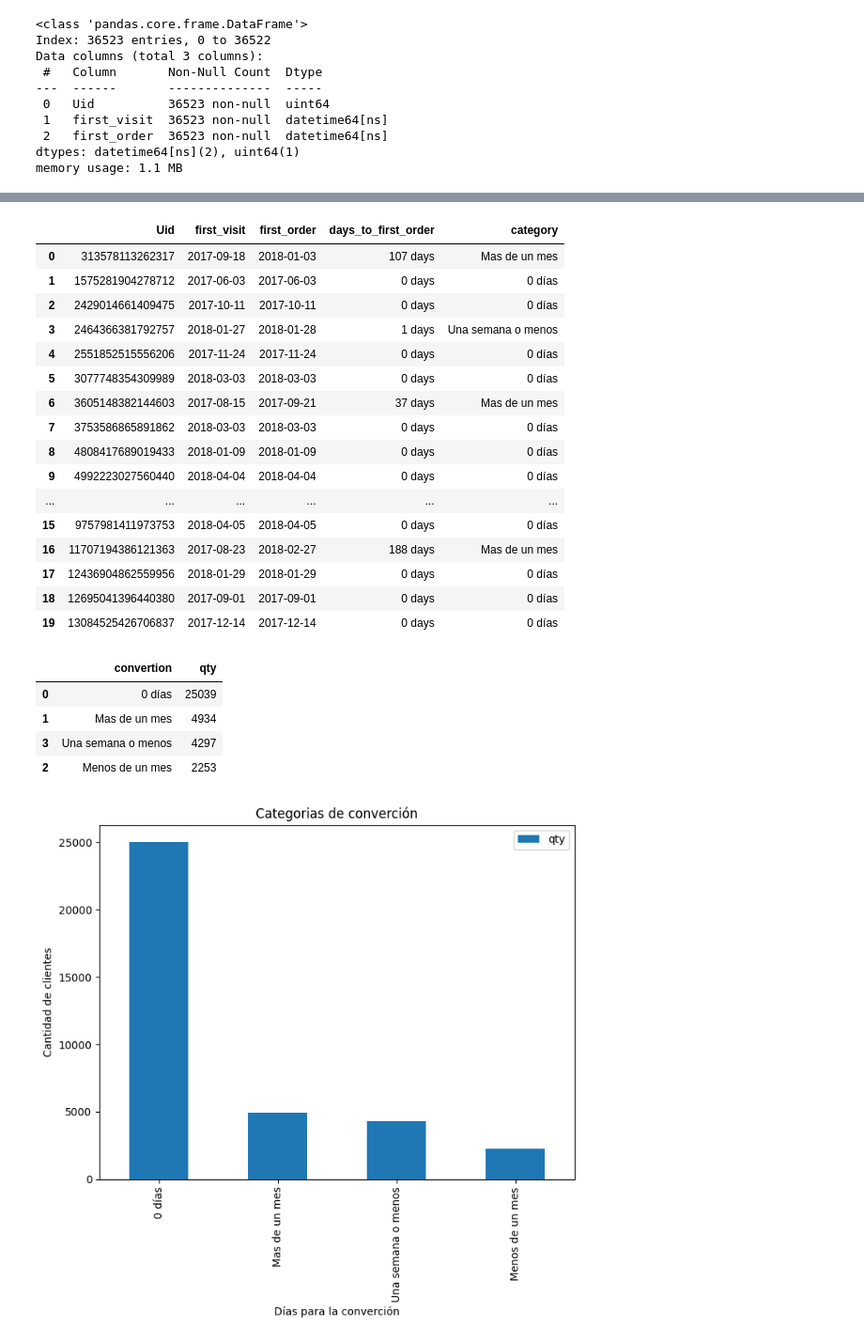
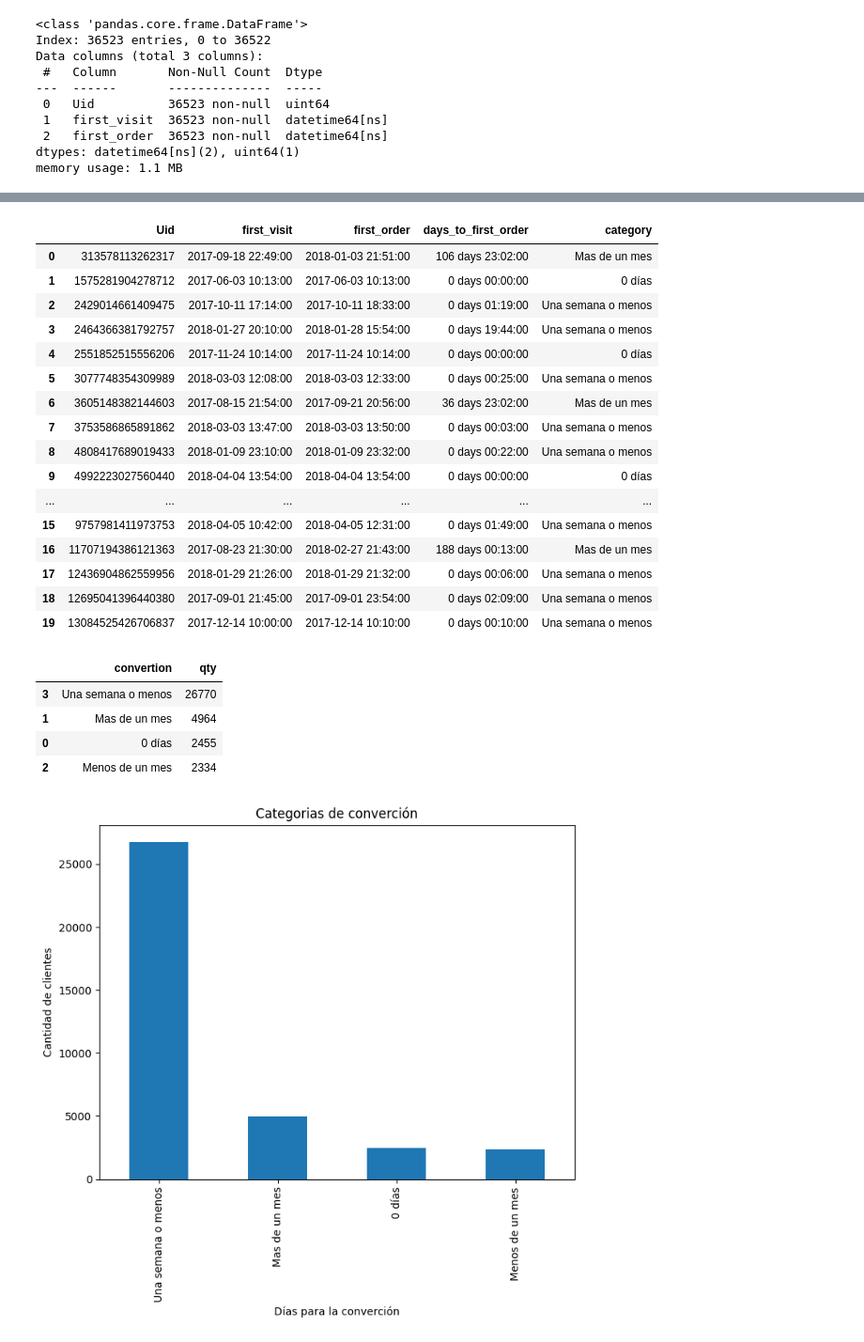
Before and after one commit to cristopherrexx-coder/Proyect-10, a Jupyter notebook: Sprint 10 proyect.ipynb, the cells around one changed output, grey strips where cells are left out. Shown at 94% size. Cells and saved outputs as stored; diff of their text form; code cells hidden in the pictures.

```diff
--- a/Sprint 10 proyect.ipynb
+++ b/Sprint 10 proyect.ipynb
@@ -248,6 +247,6 @@ Tiempo promedio de la duracion de cada visita: 0 days 00:10:43.025687256
 # %%
 #Obtenemos el mes de la primera visita para cada user
 first_visit_user = visits_df.groupby('Uid')['Start Ts'].min().reset_index()
-first_visit_user.name = 'first_visit_date'
+first_visit_user.columns = ['Uid', 'first_visit_date']
 first_visit_user.head()
 # %% [output]
@@ -508,22 +512,22 @@ convertion.loc[convertion['days_to_first_order'] == '0 days', 'category'] = '0 d
 convertion.head(20)
 # %% [output]
 |  | Uid | first_visit | first_order | days_to_first_order | category |
-| 0 | 313578113262317 | 2017-09-18 | 2018-01-03 | 107 days | Mas de un mes |
-| 1 | 1575281904278712 | 2017-06-03 | 2017-06-03 | 0 days | 0 días |
-| 2 | 2429014661409475 | 2017-10-11 | 2017-10-11 | 0 days | 0 días |
-| 3 | 2464366381792757 | 2018-01-27 | 2018-01-28 | 1 days | Una semana o menos |
-| 4 | 2551852515556206 | 2017-11-24 | 2017-11-24 | 0 days | 0 días |
-| 5 | 3077748354309989 | 2018-03-03 | 2018-03-03 | 0 days | 0 días |
-| 6 | 3605148382144603 | 2017-08-15 | 2017-09-21 | 37 days | Mas de un mes |
-| 7 | 3753586865891862 | 2018-03-03 | 2018-03-03 | 0 days | 0 días |
-| 8 | 4808417689019433 | 2018-01-09 | 2018-01-09 | 0 days | 0 días |
-| 9 | 4992223027560440 | 2018-04-04 | 2018-04-04 | 0 days | 0 días |
+| 0 | 313578113262317 | 2017-09-18 22:49:00 | 2018-01-03 21:51:00 | 106 days 23:02:00 | Mas de un mes |
+| 1 | 1575281904278712 | 2017-06-03 10:13:00 | 2017-06-03 10:13:00 | 0 days 00:00:00 | 0 días |
+| 2 | 2429014661409475 | 2017-10-11 17:14:00 | 2017-10-11 18:33:00 | 0 days 01:19:00 | Una semana o menos |
+| 3 | 2464366381792757 | 2018-01-27 20:10:00 | 2018-01-28 15:54:00 | 0 days 19:44:00 | Una semana o menos |
+| 4 | 2551852515556206 | 2017-11-24 10:14:00 | 2017-11-24 10:14:00 | 0 days 00:00:00 | 0 días |
+| 5 | 3077748354309989 | 2018-03-03 12:08:00 | 2018-03-03 12:33:00 | 0 days 00:25:00 | Una semana o menos |
+| 6 | 3605148382144603 | 2017-08-15 21:54:00 | 2017-09-21 20:56:00 | 36 days 23:02:00 | Mas de un mes |
+| 7 | 3753586865891862 | 2018-03-03 13:47:00 | 2018-03-03 13:50:00 | 0 days 00:03:00 | Una semana o menos |
+| 8 | 4808417689019433 | 2018-01-09 23:10:00 | 2018-01-09 23:32:00 | 0 days 00:22:00 | Una semana o menos |
+| 9 | 4992223027560440 | 2018-04-04 13:54:00 | 2018-04-04 13:54:00 | 0 days 00:00:00 | 0 días |
 | ... | ... | ... | ... | ... | ... |
-| 15 | 9757981411973753 | 2018-04-05 | 2018-04-05 | 0 days | 0 días |
-| 16 | 11707194386121363 | 2017-08-23 | 2018-02-27 | 188 days | Mas de un mes |
-| 17 | 12436904862559956 | 2018-01-29 | 2018-01-29 | 0 days | 0 días |
-| 18 | 12695041396440380 | 2017-09-01 | 2017-09-01 | 0 days | 0 días |
-| 19 | 13084525426706837 | 2017-12-14 | 2017-12-14 | 0 days | 0 días |
+| 15 | 9757981411973753 | 2018-04-05 10:42:00 | 2018-04-05 12:31:00 | 0 days 01:49:00 | Una semana o menos |
+| 16 | 11707194386121363 | 2017-08-23 21:30:00 | 2018-02-27 21:43:00 | 188 days 00:13:00 | Mas de un mes |
+| 17 | 12436904862559956 | 2018-01-29 21:26:00 | 2018-01-29 21:32:00 | 0 days 00:06:00 | Una semana o menos |
+| 18 | 12695041396440380 | 2017-09-01 21:45:00 | 2017-09-01 23:54:00 | 0 days 02:09:00 | Una semana o menos |
+| 19 | 13084525426706837 | 2017-12-14 10:00:00 | 2017-12-14 10:10:00 | 0 days 00:10:00 | Una semana o menos |
 # %%
 #Listado del tiempo que tardan los clientes en realizar un pedido.
 category_convertion = convertion.groupby('category')['Uid'].count().reset_index()
@@ -532,21 +536,22 @@ category_convertion = category_convertion.sort_values(by='qty', ascending=False)
 category_convertion.head()
 # %% [output]
 |  | convertion | qty |
-| 0 | 0 días | 25039 |
-| 1 | Mas de un mes | 4934 |
-| 3 | Una semana o menos | 4297 |
-| 2 | Menos de un mes | 2253 |
+| 3 | Una semana o menos | 26770 |
+| 1 | Mas de un mes | 4964 |
+| 0 | 0 días | 2455 |
+| 2 | Menos de un mes | 2334 |
 # %%
 category_convertion.plot(
     kind='bar',
     title='Categorias de converción',
     x='convertion',
     y='qty',
     xlabel = 'Días para la converción',
     ylabel='Cantidad de clientes',
-    figsize=(8,6)
+    figsize=(8,6),
+    legend=False
 )
 
 plt.show()
 # %% [output]
-[figure, old version]
+[figure, new version]
```
Also changed, not shown: parts of 23 cells of this notebook.
